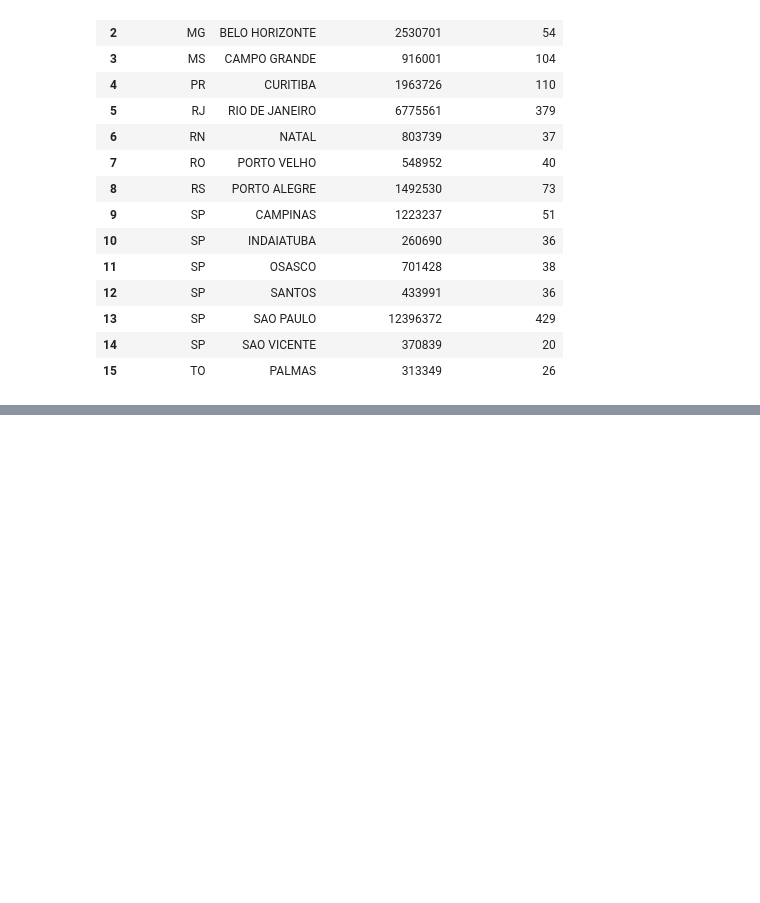
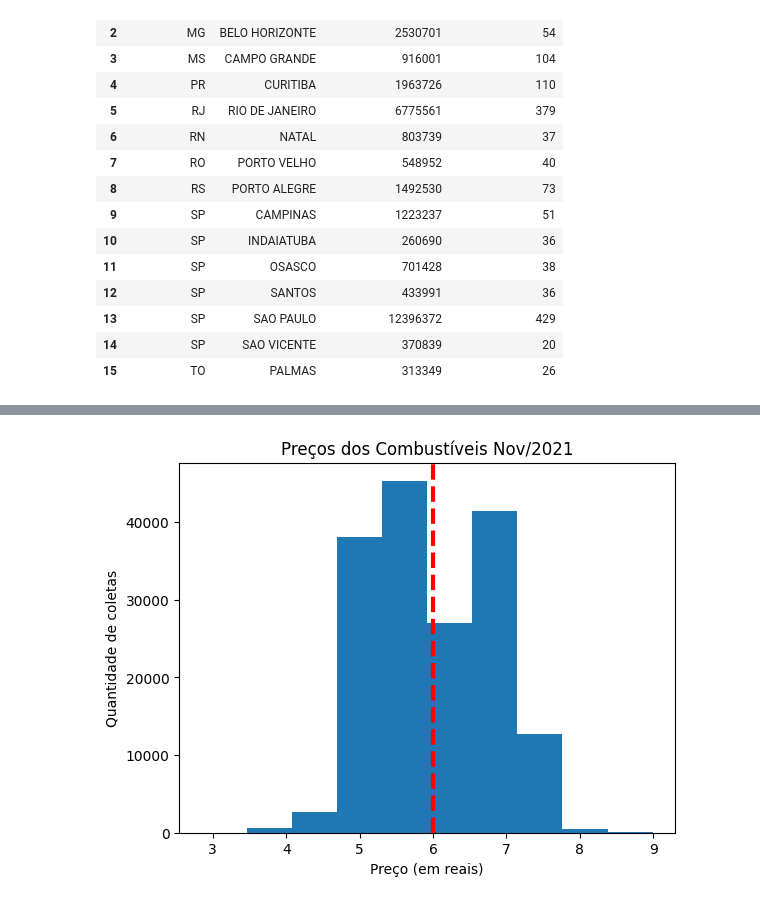
Before and after one commit to Fael3113/Primeiro-Exemplo-em-Pandas, a Jupyter notebook: Segundo exemplo.ipynb, the cells around one changed output, grey strips where cells are left out. Saved outputs shown, nothing was run; the diff lists cells and outputs as text; code cells hidden in the pictures; blank space fills up the shorter version.

```diff
--- a/Segundo exemplo.ipynb
+++ b/Segundo exemplo.ipynb
@@ -263,0 +264,15 @@ display(postos_mp_df)
+# %%
+#Fazendo gráficos
+import matplotlib.pyplot as plt
+
+plt.hist(ca_df['Valor de Venda'])
+#Titulo para o grafico
+plt.title("Preços dos Combustíveis Nov/2021")
+#Rótulo horizontal e vertical
+plt.xlabel("Preço (em reais)")
+plt.ylabel("Quantidade de coletas")
+#Linha tracejada vermelha com o preço médio (cor pode ser manipulada)
+plt.axvline(ca_df['Valor de Venda'].mean(), color='red', linestyle='--', linewidth='3')
+plt.show()
+# %% [output]
+[figure, added]
```
Also changed, not shown: parts of 3 cells of this notebook.
